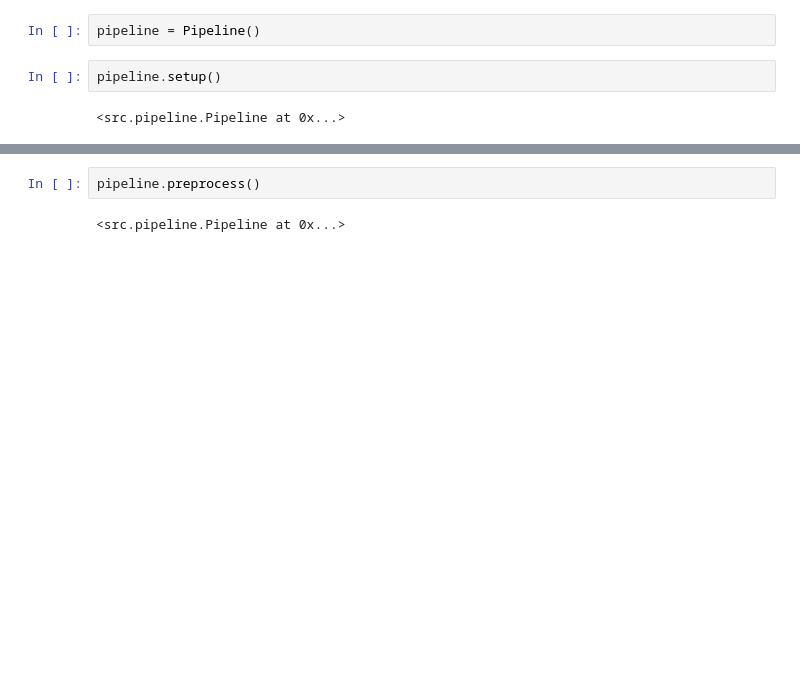
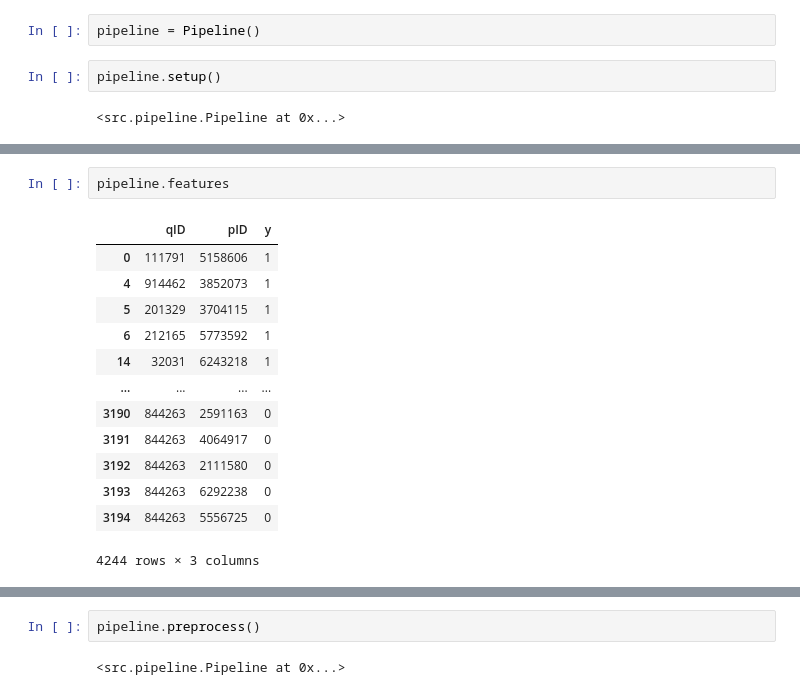
Before and after one commit to tim-grams/Retriever, a Jupyter notebook: notebooks/pipeline.ipynb, the cells around one changed output, grey strips where cells are left out. Cells and saved outputs as stored; diff of their text form; blank space fills up the shorter version.

```diff
--- a/notebooks/pipeline.ipynb
+++ b/notebooks/pipeline.ipynb
@@ -20,0 +58,16 @@ pipeline.setup()
+# %%
+pipeline.features
+# %% [output]
+|  | qID | pID | y |
+| 0 | 111791 | 5158606 | 1 |
+| 4 | 914462 | 3852073 | 1 |
+| 5 | 201329 | 3704115 | 1 |
+| 6 | 212165 | 5773592 | 1 |
+| 14 | 32031 | 6243218 | 1 |
+| ... | ... | ... | ... |
+| 3190 | 844263 | 2591163 | 0 |
+| 3191 | 844263 | 4064917 | 0 |
+| 3192 | 844263 | 2111580 | 0 |
+| 3193 | 844263 | 6292238 | 0 |
+| 3194 | 844263 | 5556725 | 0 |
+4244 rows × 3 columns
```
Also changed, not shown: parts of 18 cells of this notebook, 8 other files.
